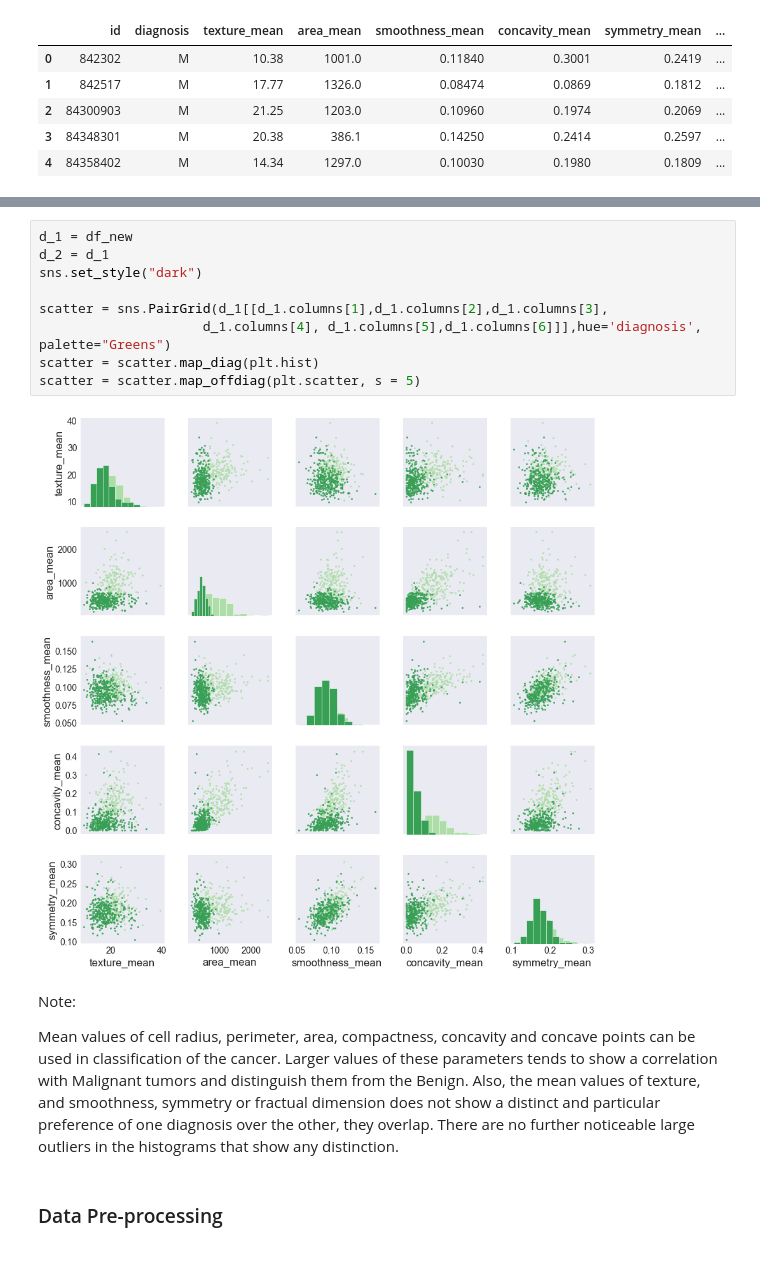
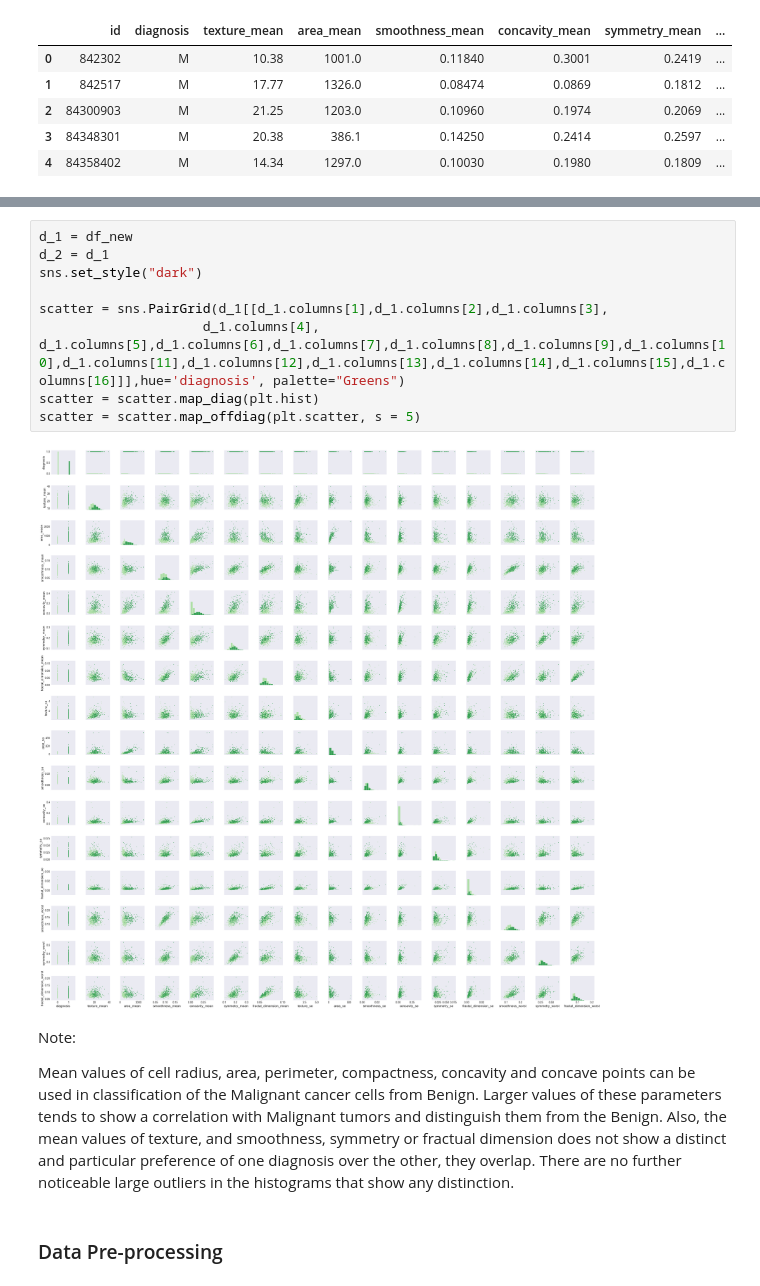
Before and after one commit to shubhramahey/Breast-Cancer-Analysis, a Jupyter notebook: Breast Cancer Analysis.ipynb, the cells around one changed output, grey strips where cells are left out. Saved outputs shown, nothing was run; the diff lists cells and outputs as text.

```diff
--- a/Breast Cancer Analysis.ipynb
+++ b/Breast Cancer Analysis.ipynb
@@ -405,18 +417,18 @@ df_new.head()
 # %%
 d_1 = df_new
 d_2 = d_1
 sns.set_style("dark")
 
 scatter = sns.PairGrid(d_1[[d_1.columns[1],d_1.columns[2],d_1.columns[3],
-                     d_1.columns[4], d_1.columns[5],d_1.columns[6]]],hue='diagnosis', palette="Greens")
+                     d_1.columns[4], d_1.columns[5],d_1.columns[6],d_1.columns[7],d_1.columns[8],d_1.columns[9],d_1.columns[10],d_1.columns[11],d_1.columns[12],d_1.columns[13],d_1.columns[14],d_1.columns[15],d_1.columns[16]]],hue='diagnosis', palette="Greens")
 scatter = scatter.map_diag(plt.hist)
 scatter = scatter.map_offdiag(plt.scatter, s = 5)
 # %% [output]
-[figure, old version]
+[figure, new version]
 # %% [markdown]
 Note:
 
-Mean values of cell radius, perimeter, area, compactness, concavity and concave points can be used in classification of the cancer. Larger values of these parameters tends to show a correlation with Malignant tumors and distinguish them from the Benign. Also, the mean values of texture, and smoothness, symmetry or fractual dimension does not show a distinct and particular preference of one diagnosis over the other, they overlap. There are no further noticeable large outliers in the histograms that show any distinction.
+Mean values of cell radius, area, perimeter, compactness, concavity and concave points can be used in classification of the Malignant cancer cells from Benign. Larger values of these parameters tends to show a correlation with Malignant tumors and distinguish them from the Benign. Also, the mean values of texture, and smoothness, symmetry or fractual dimension does not show a distinct and particular preference of one diagnosis over the other, they overlap. There are no further noticeable large outliers in the histograms that show any distinction.
 # %% [markdown]
 ### Data Pre-processing
 # %% [markdown]
```
Also changed, not shown: parts of 44 cells of this notebook.
